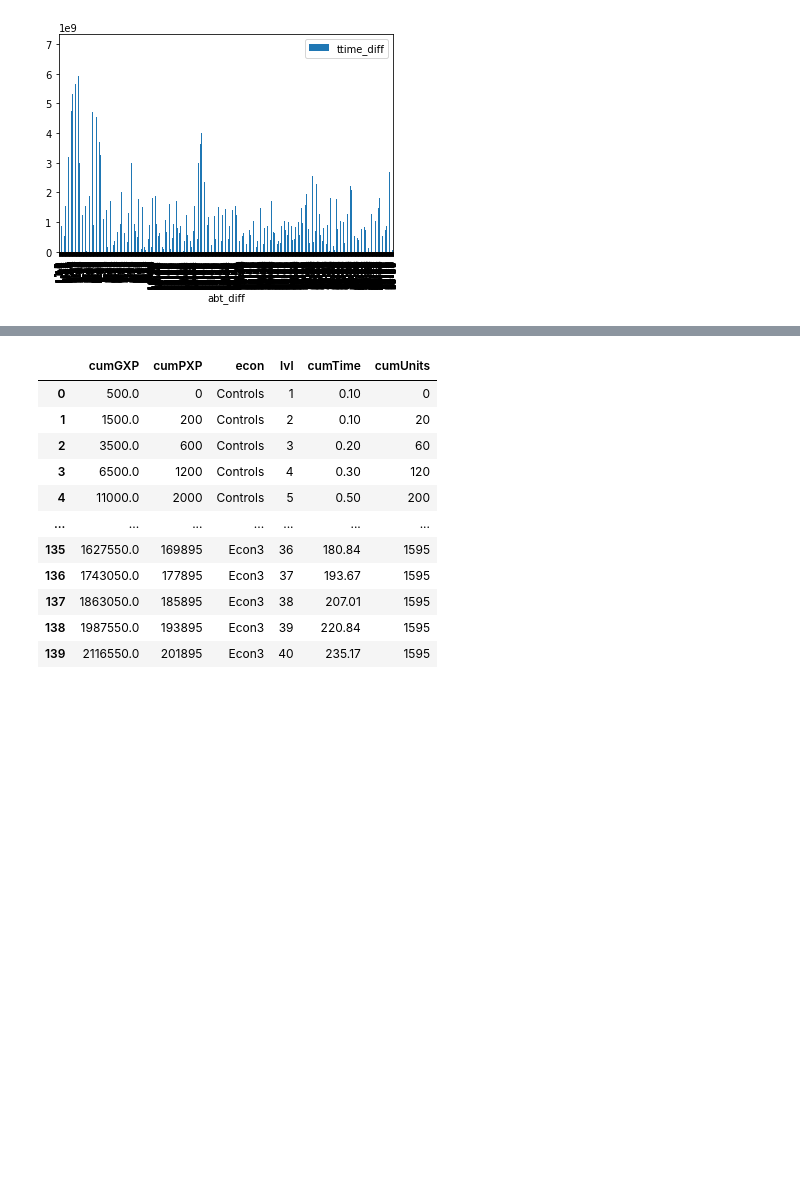
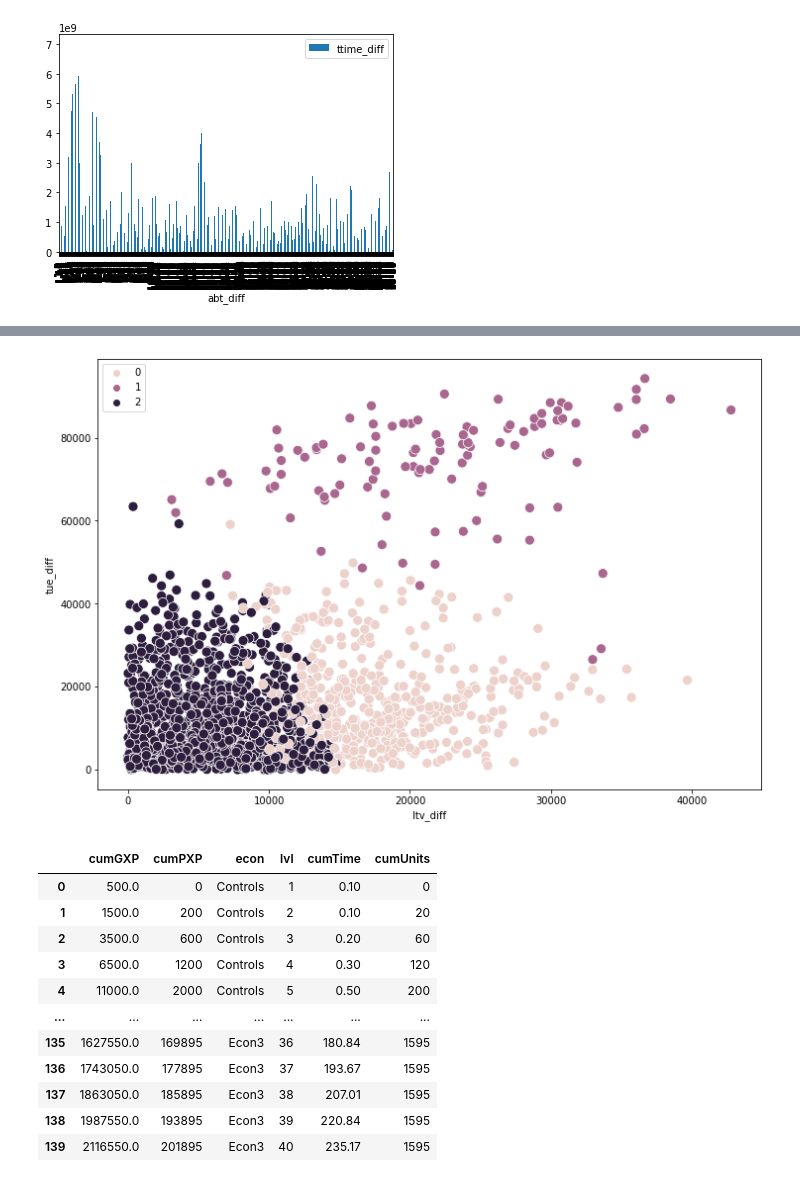
Before and after one commit to maxie320/Data-Analyst-Challenge, a Jupyter notebook: DAC_Shubham_Bharadwaj.ipynb, the cells around one changed output, grey strips where cells are left out. Saved outputs shown, nothing was run; the diff lists cells and outputs as text; code cells hidden in the pictures; blank space fills up the shorter version.

```diff
--- a/DAC_Shubham_Bharadwaj.ipynb
+++ b/DAC_Shubham_Bharadwaj.ipynb
@@ -163,3 +277,10 @@ df.plot(kind='bar',x='abt_diff',y=['ttime_diff'])
+# %%
+import seaborn as sns
+plt.figure(figsize=(12,8))
+sns.scatterplot(x='ltv_diff', y='tue_diff', data=data_num, hue=kmeans.labels_, s=100)
+plt.show()
+# %% [output]
+[figure, added]
 # %%
 econs = pd.read_csv('econs.txt',delimiter='\t')
 econs
```
Also changed, not shown: parts of 54 cells of this notebook, 2 other files.
